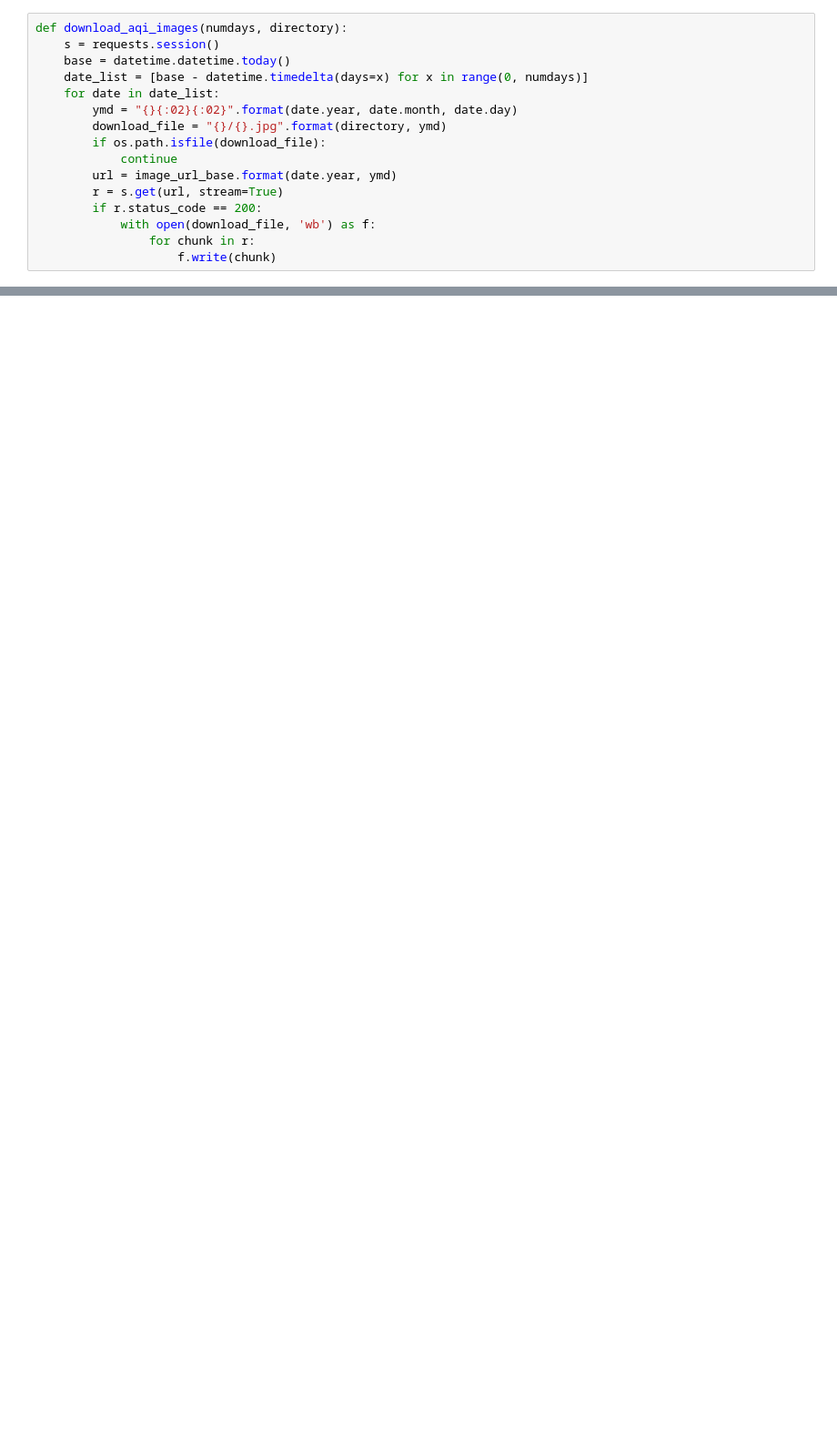
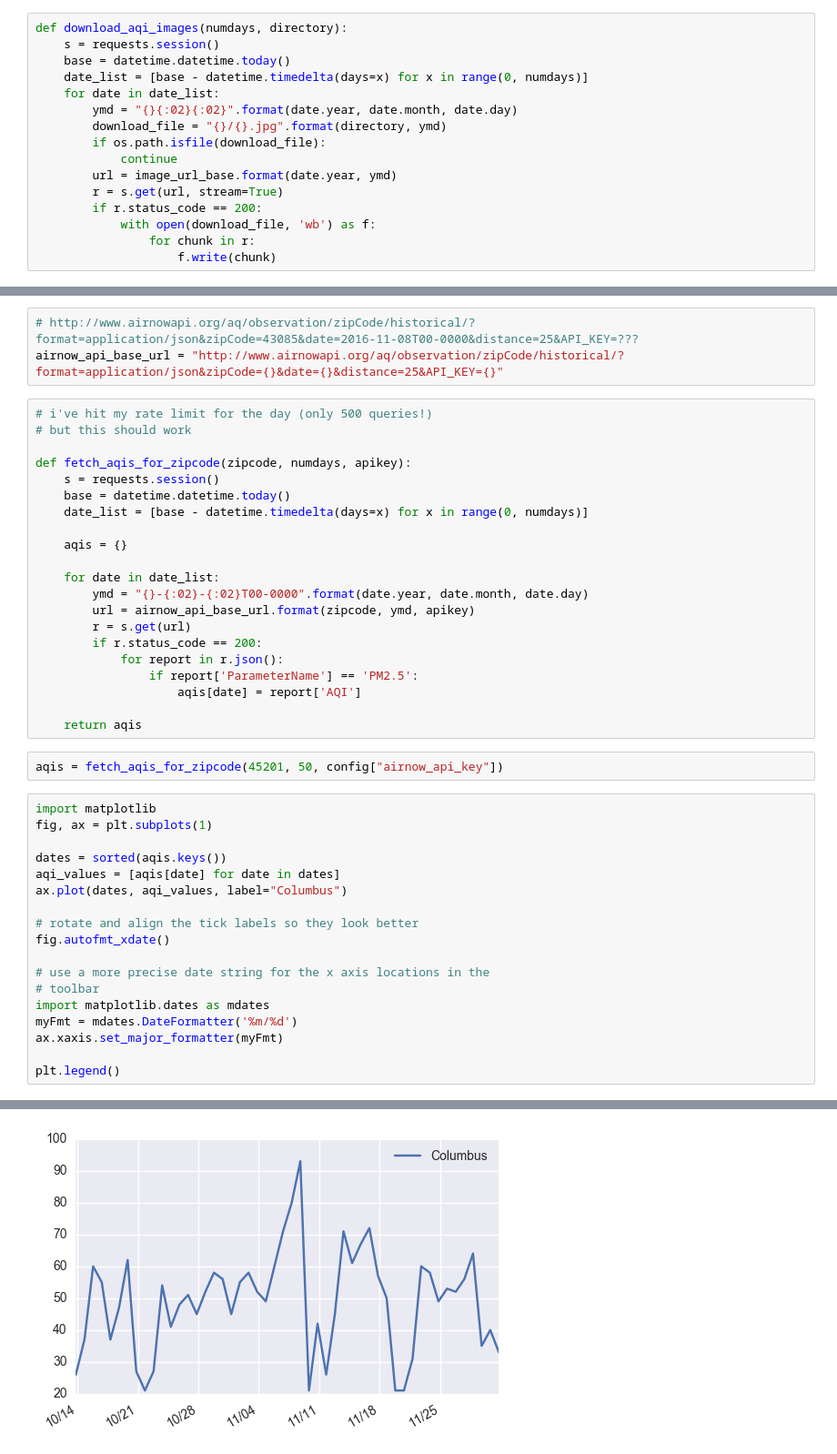
Before and after one commit to alexshepard/notebooks, a Jupyter notebook: PM25.ipynb, the cells around one changed output, grey strips where cells are left out. Shown at 91% size. Drawn from its saved outputs; the diff is of its cells as text; blank space fills up the shorter version.

Commit message:
expeerminting with the airnow API

```diff
--- a/PM25.ipynb
+++ b/PM25.ipynb
@@ -44,0 +114,45 @@ plt.imshow(img)
+# %%
+# http://www.airnowapi.org/aq/observation/zipCode/historical/?format=application/json&zipCode=43085&date=2016-11-08T00-0000&distance=25&API_KEY=???
+airnow_api_base_url = "http://www.airnowapi.org/aq/observation/zipCode/historical/?format=application/json&zipCode={}&date={}&distance=25&API_KEY={}"
+# %%
+# i've hit my rate limit for the day (only 500 queries!)
+# but this should work
+
+def fetch_aqis_for_zipcode(zipcode, numdays, apikey):
+    s = requests.session()
+    base = datetime.datetime.today()
+    date_list = [base - datetime.timedelta(days=x) for x in range(0, numdays)]
+
+    aqis = {}
+
+    for date in date_list:
+        ymd = "{}-{:02}-{:02}T00-0000".format(date.year, date.month, date.day)
+        url = airnow_api_base_url.format(zipcode, ymd, apikey)
+        r = s.get(url)
+        if r.status_code == 200:
+            for report in r.json():
+                if report['ParameterName'] == 'PM2.5':
+                    aqis[date] = report['AQI']
+
+    return aqis
+# %%
+aqis = fetch_aqis_for_zipcode(45201, 50, config["airnow_api_key"])
+# %%
+import matplotlib
+fig, ax = plt.subplots(1)
+
+dates = sorted(aqis.keys())
+aqi_values = [aqis[date] for date in dates]
+ax.plot(dates, aqi_values, label="Columbus")
+
+# rotate and align the tick labels so they look better
+fig.autofmt_xdate()
+
+# use a more precise date string for the x axis locations in the
+# toolbar
+import matplotlib.dates as mdates
+myFmt = mdates.DateFormatter('%m/%d')
+ax.xaxis.set_major_formatter(myFmt)
+
+plt.legend()
+# %% [output]
@@ -44,0 +160 @@ plt.imshow(img)
+[figure, added]
```
Also changed, not shown: parts of 19 cells of this notebook.
